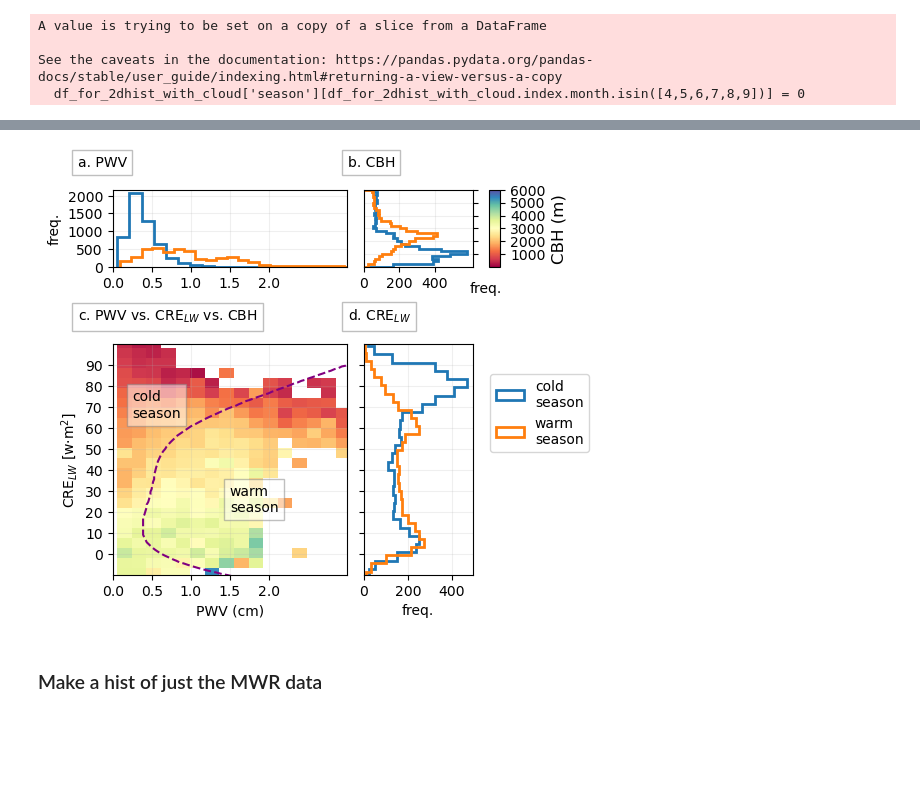
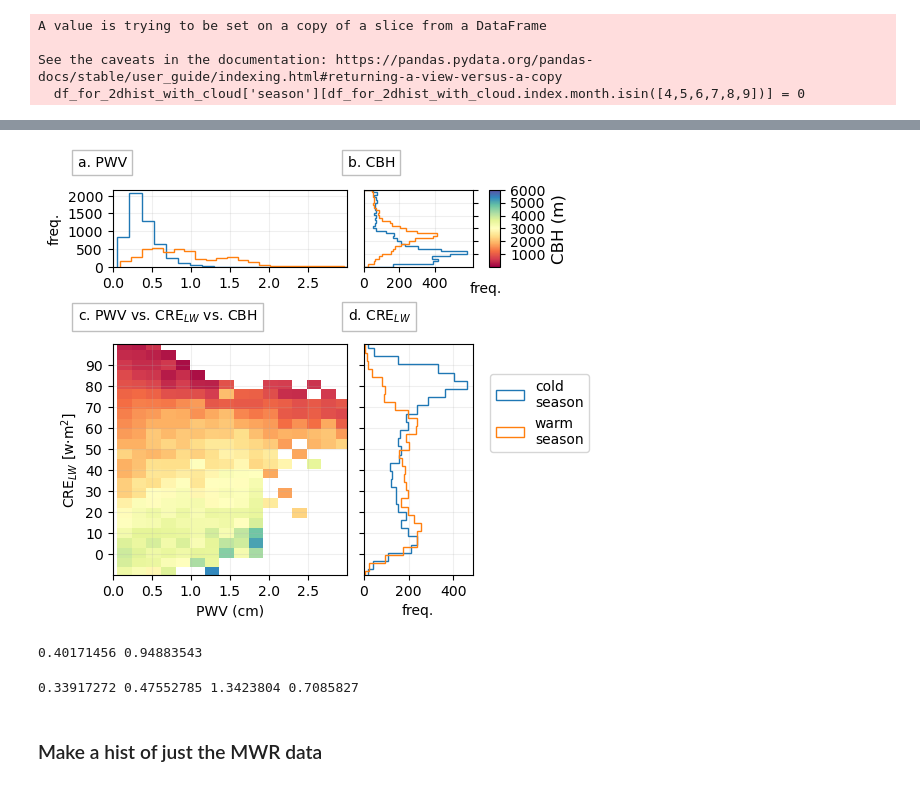
Before and after one commit to bsu-wrudisill/CRF_UCRB, a Jupyter notebook: cre_decompose.ipynb, the cells around one changed output, grey strips where cells are left out. Cells and saved outputs as stored; diff of their text form; code cells hidden in the pictures; blank space fills up the shorter version.

```diff
--- a/cre_decompose.ipynb
+++ b/cre_decompose.ipynb
@@ -114,3 +154,11 @@ fig.subplots_adjust(hspace=.9)
 # %%
 cbase_with_nodat = master_df.cbase_1h.where(master_df.cbase_1h<6000)
 cbase_with_nodat = cbase_with_nodat.fillna(9999)
+# %%
+pwv_1h = pwv.resample("1h").mean().reindex(master_df.index)
+# %%
+cond = (master_df.cbase_1h < 1000) & (master_df.cbase_1h > 400) & (master_df.cloud_present > 80) & (master_df.cza < 0)
+y = master_df.cre_lw.loc[cond].dropna()
+x = pwv_1h.loc[cond].dropna()
+plt.scatter(x,y.reindex(x.index), s=.5)
+plt.xlim(0,2)
@@ -119,7 +174,7 @@ cbase_with_nodat = cbase_with_nodat.fillna(9999)
 cmap_custom = mpl.cm.viridis
 
 fig, ax = plt.subplots(1,3, gridspec_kw={"width_ratios":[1,1,.1]})
-ax[0].scatter(inv_temp.where(master_df.cre_lw.index.hour.isin([11])),
+ax[0].scatter(inv_temp_30.where(master_df.cre_lw.index.hour.isin([11])),
             master_df.cre_lw.where(master_df.cre_lw.index.hour.isin([11])),
             c=cbase_with_nodat.where(master_df.index.hour.isin([11])),
             #c= np.cos(cre_lw.where(cre_lw.index.hour.isin([11])).index.dayofyear/365 * 2*np.pi),
@@ -132,7 +187,7 @@ cmap_custom = mpl.cm.viridis
 cmap_custom.set_over('r')
 
 
-cb = ax[1].scatter(inv_temp.where(master_df.cre_lw.index.hour.isin([23])),
+cb = ax[1].scatter(inv_temp_30.where(master_df.cre_lw.index.hour.isin([23])),
             master_df.cre_lw.where(master_df.cre_lw.index.hour.isin([23])),
             #c= np.cos(cre_lw.where(cre_lw.index.hour.isin([11])).index.dayofyear/365 * 2*np.pi),
             c=cbase_with_nodat.where(master_df.index.hour.isin([23])),
@@ -153,7 +208,7 @@ cbar.set_ticks([30, 1000, 2000, 3000, 4000, 5000, 6000])
 cbar.set_ticklabels([' ', '1000', '2000', '3000', '4000', '5000', 'no cloud'])
 
 for axx in ax.flatten()[:-1]:
-    axx.set_xlim(-12,22)
+    axx.set_xlim(-12,40)
     axx.set_xlabel("$\Delta$T $^{\circ}$C \n Sfc - 615 hPa (~1200 m)")
 
 ax[1].set_yticklabels([])
@@ -284,7 +356,7 @@ cbar.set_label("CBH (m)", fontsize=12, loc='center')
 #ax_bottom_left.scatter(df_for_2dhist_with_cloud.pwv, df_for_2dhist_with_cloud.cre_lw, color='gray', alpha=.5, s=.05)
 
 
-contour = ax_bottom_left.contour(xx, yy, probs, levels=[0.5], linewidths=1.5,  linestyles='--', colors='purple')
+#contour = ax_bottom_left.contour(xx, yy, probs, levels=[.2, .4, .6, .8], linewidths=.5,  linestyles='--', colors='purple')
 #ax_bottom_left.clabel(contour, inline=True, fontsize=9)
 ax_bottom_left.set_ylim(0,100)
 
@@ -292,22 +364,22 @@ ax_bottom_left.set_ylim(0,100)
 ### make the right plot
 cscrelw = df_for_2dhist_with_cloud[df_for_2dhist_with_cloud.index.month.isin([10,11,12,1,2,3])].cre_lw
 wscrelw = df_for_2dhist_with_cloud[df_for_2dhist_with_cloud.index.month.isin([4,5,6,7,8,9])].cre_lw
-cscrelw.plot.hist(bins=30, density=False, histtype='step', orientation='horizontal', linewidth=2, ax=ax_right, label="cold\nseason")
-wscrelw.plot.hist(bins=30, density=False, histtype='step', orientation='horizontal', linewidth=2, ax=ax_right, label="warm\nseason")
+cscrelw.plot.hist(bins=30, density=False, histtype='step', orientation='horizontal', linewidth=1, ax=ax_right, label="cold\nseason")
+wscrelw.plot.hist(bins=30, density=False, histtype='step', orientation='horizontal', linewidth=1, ax=ax_right, label="warm\nseason")
 
 
 ### make the top plot
 cspwv = df_for_2dhist_with_cloud[df_for_2dhist_with_cloud.index.month.isin([10,11,12,1,2,3])].pwv
 wspwv = df_for_2dhist_with_cloud[df_for_2dhist_with_cloud.index.month.isin([4,5,6,7,8,9])].pwv
-cspwv.plot.hist(bins=30, density=False, histtype='step',  linewidth=2, ax=ax_top, label="cold\nseason")
-wspwv.plot.hist(bins=30, density=False, histtype='step',  linewidth=2, ax=ax_top, label="warm\nseason")
+cspwv.plot.hist(bins=30, density=False, histtype='step',  linewidth=1, ax=ax_top, label="cold\nseason")
+wspwv.plot.hist(bins=30, density=False, histtype='step',  linewidth=1, ax=ax_top, label="warm\nseason")
 
 
 # make the top right plot
 cscbh = df_for_2dhist_with_cloud[df_for_2dhist_with_cloud.index.month.isin([10,11,12,1,2,3])].cbase
 wscbh = df_for_2dhist_with_cloud[df_for_2dhist_with_cloud.index.month.isin([4,5,6,7,8,9])].cbase
-cscbh.plot.hist(bins=30, density=False, histtype='step', orientation='horizontal', linewidth=2, ax=ax_top_right, label="cold\nseason")
-wscbh.plot.hist(bins=30, density=False, histtype='step', orientation='horizontal', linewidth=2, ax=ax_top_right, label="warm\nseason")
+cscbh.plot.hist(bins=30, density=False, histtype='step', orientation='horizontal', linewidth=1, ax=ax_top_right, label="cold\nseason")
+wscbh.plot.hist(bins=30, density=False, histtype='step', orientation='horizontal', linewidth=1, ax=ax_top_right, label="warm\nseason")
 
 
 ### do a buch of stuff
@@ -340,7 +412,7 @@ ax_top_right.yaxis.tick_right()
 #ax_top_right.xaxis.tick_top()
 
 for axx in [ax_top, ax_bottom_left]:
-    axx.set_xticks([0, .5, 1., 1.5, 2])
+    axx.set_xticks([0, .5, 1., 1.5, 2, 2.5])
 
 ax_top.grid(alpha=.2)
 ax_top_right.grid(alpha=.2)
@@ -352,44 +424,53 @@ for axx in [ax_bottom_left, ax_right]:
     axx.grid(alpha=.2, zorder=0)
 
 
-
-
 # text stuff
 #ax_top_right.text(250, 4000, 'cbh')
-tx1=ax_bottom_left.text(.25, 65, "cold\nseason")
-tx2=ax_bottom_left.text(1.5, 20, "warm\nseason")
-tx1.set_bbox(dict(facecolor='white', alpha=0.5, edgecolor='gray'))
-tx2.set_bbox(dict(facecolor='white', alpha=0.5, edgecolor='gray'))
+# tx1=ax_bottom_left.text(.25, 65, "cold\nseason")
+# tx2=ax_bottom_left.text(1.5, 20, "warm\nseason")
+# tx1.set_bbox(dict(facecolor='white', alpha=0.5, edgecolor='gray'))
+# tx2.set_bbox(dict(facecolor='white', alpha=0.5, edgecolor='gray'))
 
 
 # label stuff
 ax_top_right.set_xlabel("")
 ax_bottom_left.set_xlabel("PWV (cm)")
 
 
 
 ## make a bunch of a,b,c,d labels
 hgt=1.3
 tx1=ax_top.text(-.15, hgt, "a. PWV",         transform=ax_top.transAxes)
 tx2=ax_top_right.text(-.15, hgt, "b. CBH",  transform=ax_top_right.transAxes)
 
 hgt=1.1
 tx3=ax_bottom_left.text(-.15, hgt, "c. PWV vs. CRE$_{LW}$ vs. CBH", transform=ax_bottom_left.transAxes)
 tx4=ax_right.text(-.15, hgt, r"d. CRE$_{LW}$", transform=ax_right.transAxes)
 
 for tx in [tx1, tx2, tx3, tx4]:
     tx.set_bbox(dict(facecolor='white', alpha=0.5, edgecolor='gray'))
 
 
 # rename a bunch of things
 ax_top.set_ylabel("freq.")
 ax_right.set_xlabel("freq.")
 
 # adjust
 plt.subplots_adjust(hspace=1, wspace=.2)
 plt.savefig("/global/homes/r/rudisill/gshare2/will_data/cre_project_images/FigureX_vapor_crelw_cbh.png", dpi=300,  bbox_inches="tight")
 # %% [output]
-[figure, old version]
+[figure, new version]
+# %%
+print(cspwv.mean(), wspwv.mean())
+# %% [output]
+0.40171456 0.94883543
+# %%
+print(df_for_2dhist_with_cloud[df_for_2dhist_with_cloud.index.month.isin([12,1,2])].pwv.mean(),
+      df_for_2dhist_with_cloud[df_for_2dhist_with_cloud.index.month.isin([3,4,5])].pwv.mean(),
+      df_for_2dhist_with_cloud[df_for_2dhist_with_cloud.index.month.isin([6,7,8])].pwv.mean(),
+      df_for_2dhist_with_cloud[df_for_2dhist_with_cloud.index.month.isin([9,10,11])].pwv.mean())
+# %% [output]
+0.33917272 0.47552785 1.3423804 0.7085827
 # %% [markdown]
 ### Make a hist of just the MWR data
 # %%
```
Also changed, not shown: parts of 14 cells of this notebook, 13 other files.
